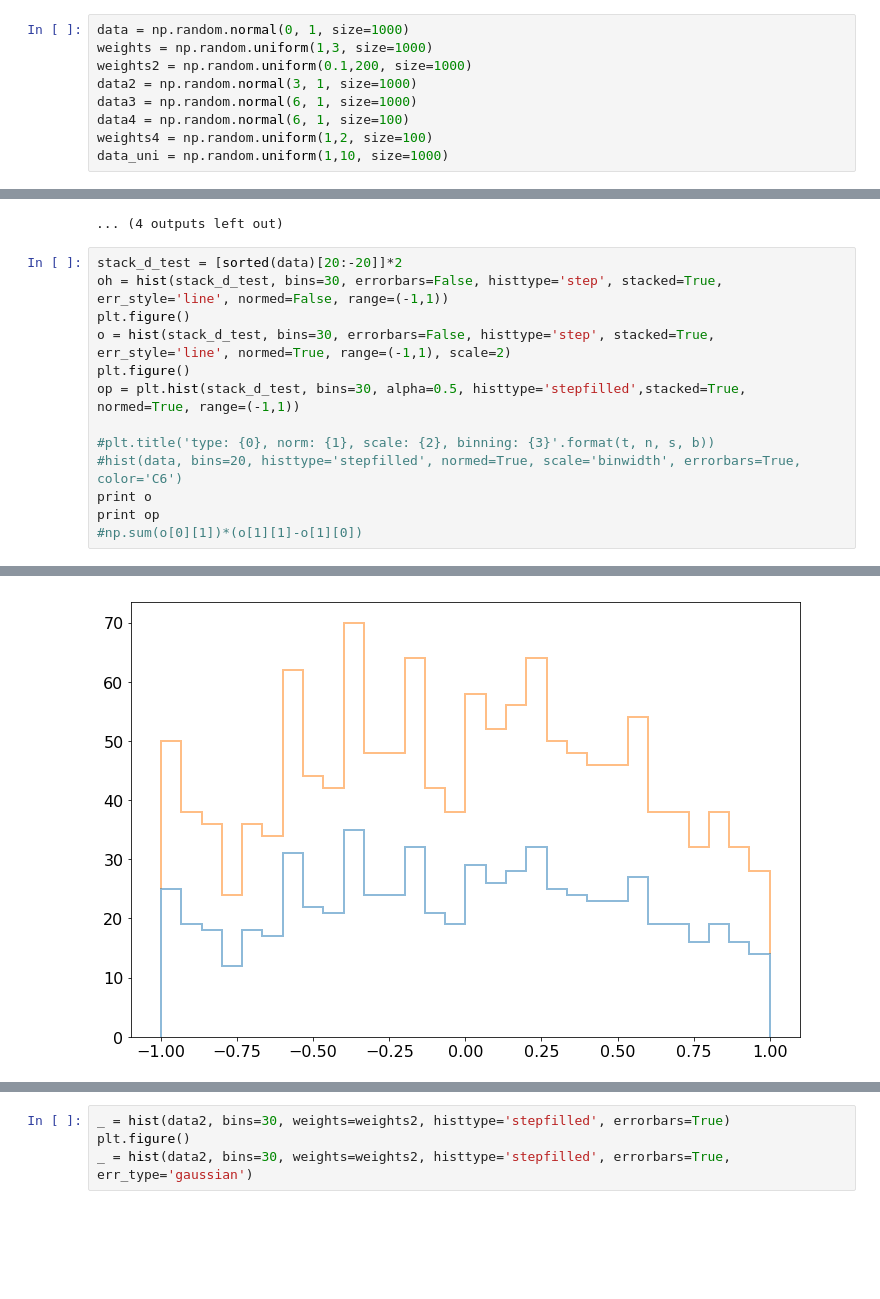
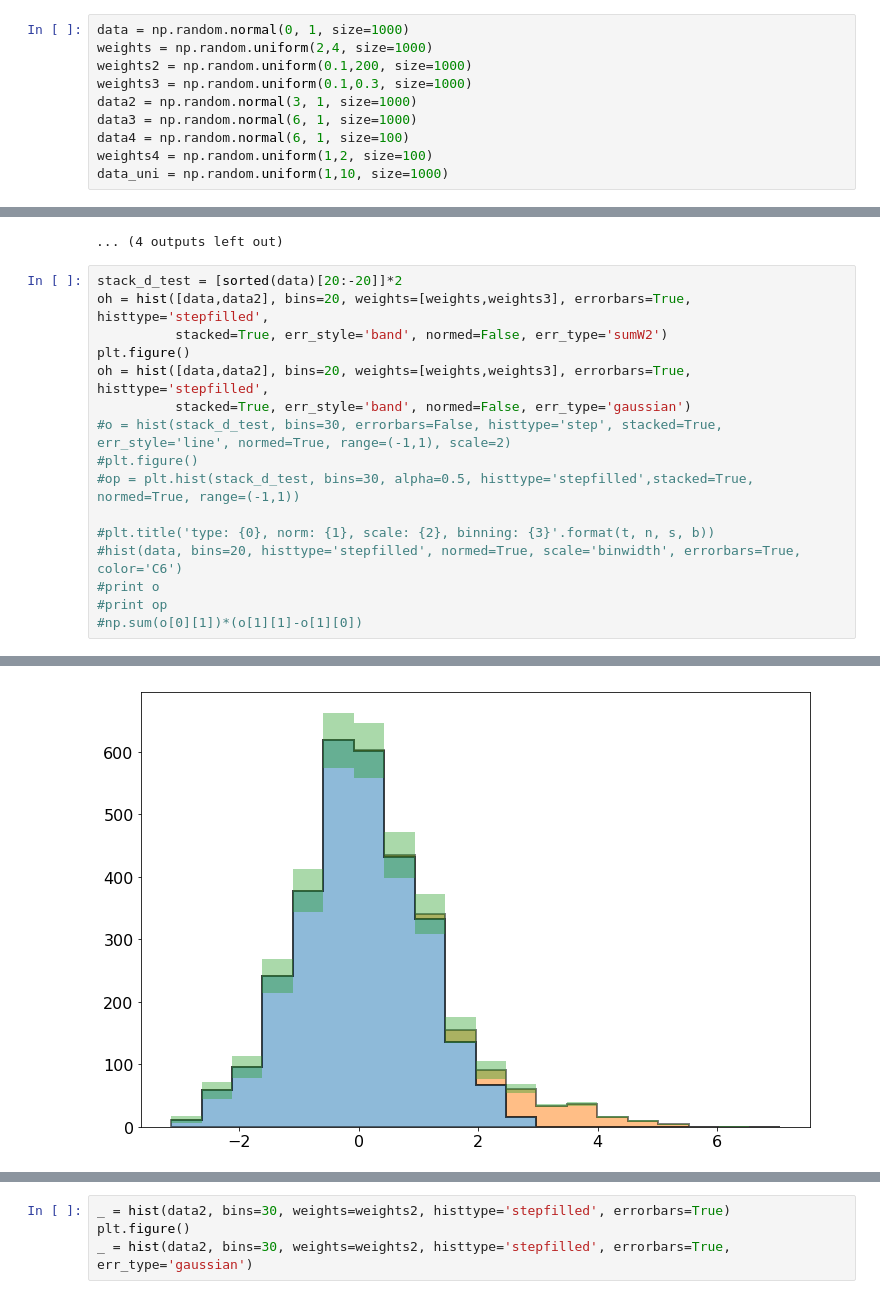
Before and after one commit to pollackscience/histogram_plus, a Jupyter notebook: scripts/hist_plus.ipynb, the cells around one changed output, grey strips where cells are left out. Drawn from its saved outputs; the diff is of its cells as text; blank space fills up the shorter version.

Commit message:
error bars now work correctly with stacked hists

```diff
--- a/scripts/hist_plus.ipynb
+++ b/scripts/hist_plus.ipynb
@@ -7,8 +7,9 @@ from histogram_plus.hist_funcs import hist
 plt.rcParams['figure.figsize'] = (12,8)
 # %%
 data = np.random.normal(0, 1, size=1000)
-weights = np.random.uniform(1,3, size=1000)
+weights = np.random.uniform(2,4, size=1000)
 weights2 = np.random.uniform(0.1,200, size=1000)
+weights3 = np.random.uniform(0.1,0.3, size=1000)
 data2 = np.random.normal(3, 1, size=1000)
 data3 = np.random.normal(6, 1, size=1000)
 data4 = np.random.normal(6, 1, size=100)
@@ -50,15 +51,18 @@ for t in types:
 ... (4 outputs left out)
 # %%
 stack_d_test = [sorted(data)[20:-20]]*2
-oh = hist(stack_d_test, bins=30, errorbars=False, histtype='step', stacked=True, err_style='line', normed=False, range=(-1,1))
+oh = hist([data,data2], bins=20, weights=[weights,weights3], errorbars=True, histtype='stepfilled',
+          stacked=True, err_style='band', normed=False, err_type='sumW2')
 plt.figure()
-o = hist(stack_d_test, bins=30, errorbars=False, histtype='step', stacked=True, err_style='line', normed=True, range=(-1,1), scale=2)
-plt.figure()
-op = plt.hist(stack_d_test, bins=30, alpha=0.5, histtype='stepfilled',stacked=True, normed=True, range=(-1,1))
+oh = hist([data,data2], bins=20, weights=[weights,weights3], errorbars=True, histtype='stepfilled',
+          stacked=True, err_style='band', normed=False, err_type='gaussian')
+#o = hist(stack_d_test, bins=30, errorbars=False, histtype='step', stacked=True, err_style='line', normed=True, range=(-1,1), scale=2)
+#plt.figure()
+#op = plt.hist(stack_d_test, bins=30, alpha=0.5, histtype='stepfilled',stacked=True, normed=True, range=(-1,1))
 
 #plt.title('type: {0}, norm: {1}, scale: {2}, binning: {3}'.format(t, n, s, b))
 #hist(data, bins=20, histtype='stepfilled', normed=True, scale='binwidth', errorbars=True, color='C6')
-print o
-print op
+#print o
+#print op
 #np.sum(o[0][1])*(o[1][1]-o[1][0])
 # %% [output]
@@ -82 +69 @@ print op
-[figure, old version]
+[figure, new version]
```
Also changed, not shown: parts of 2 cells of this notebook, 1 other file.
